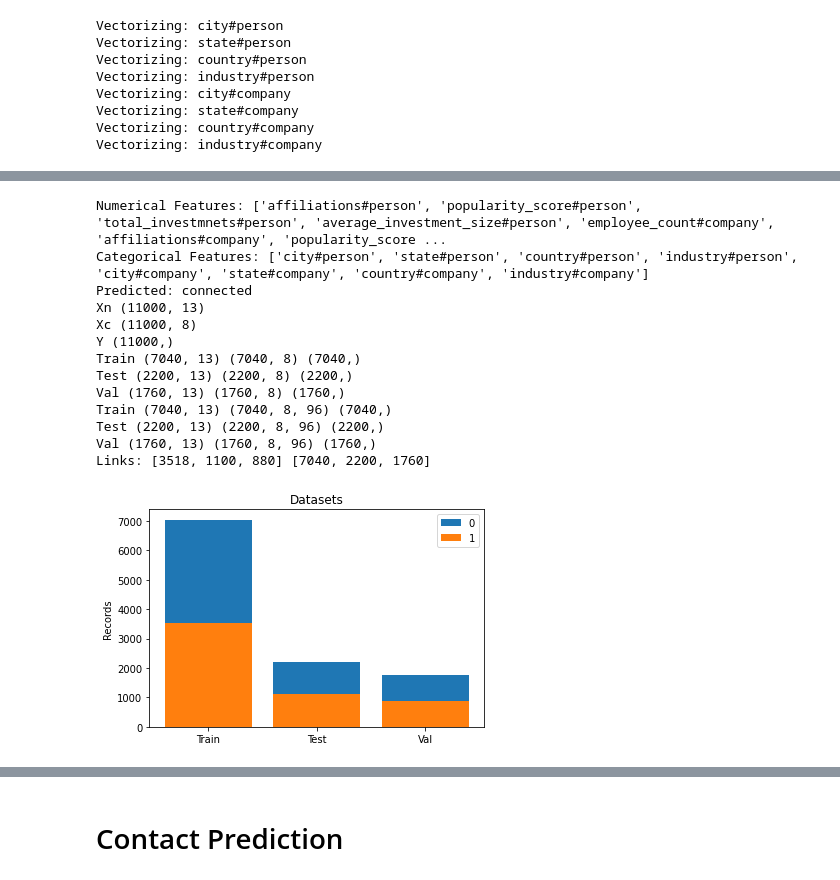
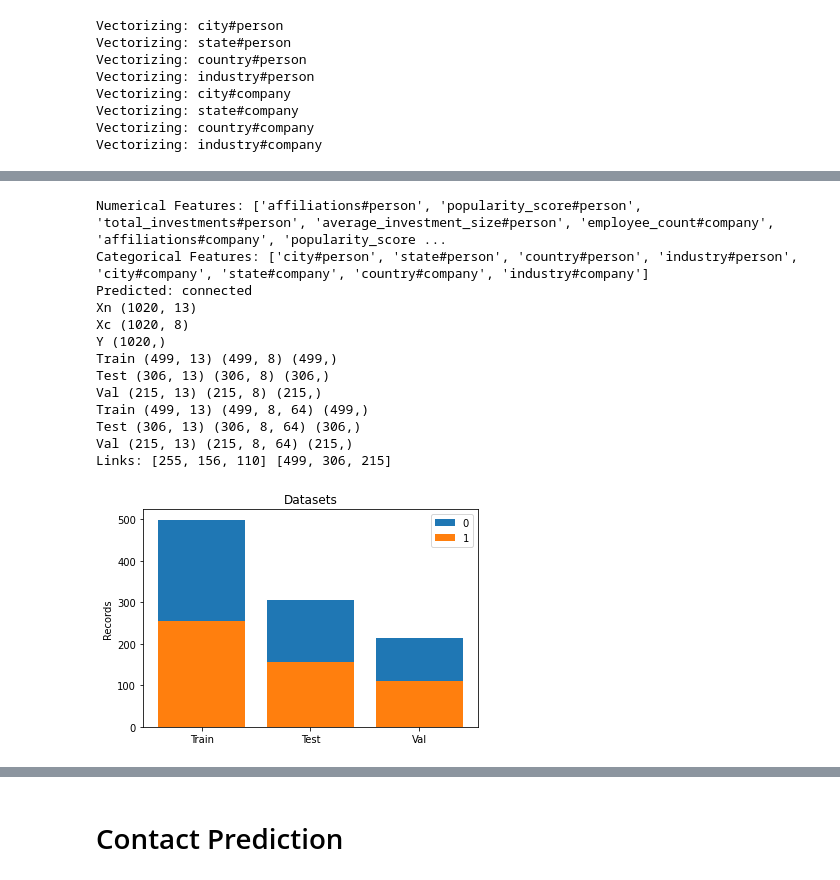
Before and after one commit to MartinCastroAlvarez/python-deep-learning-algorithms, a Jupyter notebook: linkprediction.ipynb, the cells around one changed output, grey strips where cells are left out. Drawn from its saved outputs; the diff is of its cells as text; code cells hidden in the pictures.

```diff
--- a/linkprediction.ipynb
+++ b/linkprediction.ipynb
@@ -288,19 +268,19 @@ def random_person(nulls: float = 0.1) -> dict:
 assert isinstance(random_person(), dict)
 assert random_person() != random_person()
 # %%
-def random_relationships(nulls: float = 0.1) -> dict:
+def random_relationship(nulls: float = 0.1) -> dict:
     """
     Generates a random Affiliation.
     """
     return {
-        'introduction_path_length': random_integer(1, 6),
-        'introduction_path_score': random_probability(),
-        'mutual_connections': random_integer(0, 100),
+        'introduction_path_length': random_integer(4, 8),
+        'introduction_path_score': random_float(0, 2),
+        'mutual_connections': random_integer(0, 10),
     }
 
 
-assert isinstance(random_relationships(), dict)
-assert random_relationships() != random_relationships()
+assert isinstance(random_relationship(), dict)
+assert random_relationship() != random_relationship()
 # %%
 def random_person_company_link(
     nulls: float = 0.1,
@@ -1015,11 +1104,15 @@ Confidence: [[ True]]
 # Investment Prediction
 # %%
 raw_investments_dataframe: pd.DataFrame = generate_random_investments_dataset(
-    total=10000,
+    total=1000,
     connections=0.5,
     nulls=0.01,
-    mutability=0.01,
-    relevance=500,
+    relevance=10,
+    connectedness=0.5,
+    similarity=0.5,
+    closeness=0.5,
+    capitalization=0.5,
+    popularity=0.5,
     feedback=[
         {
             'city#company': 'San Francisco',
@@ -1029,7 +1122,7 @@ raw_investments_dataframe: pd.DataFrame = generate_random_investments_dataset(
             'employee_count#company': 100,
             'affiliations#company': 3000,
             'popularity_score#company': 0.9,
-            'total_investmnets#company': 12,
+            'total_investments#company': 12,
             'valuation#company': 10000000,
             'average_investment_size#company': 10000,
             'city#person': 'San Francisco',
@@ -1038,11 +1131,11 @@ raw_investments_dataframe: pd.DataFrame = generate_random_investments_dataset(
             'industry#person': 'health',
             'affiliations#person': 1000,
             'popularity_score#person': 0.4,
-            'total_investmnets#person': 2,
+            'total_investments#person': 2,
             'average_investment_size#person': 2000,
             'introduction_path_length#relationship': 1,
             'introduction_path_score#relationship': 0.95,
-            'mutual_connections#relationship': 300,
+            'mutual_connections#relationship': 1000,
             'connected': 1,
         },
         {
@@ -1053,7 +1146,7 @@ raw_investments_dataframe: pd.DataFrame = generate_random_investments_dataset(
             'employee_count#company': 100,
             'affiliations#company': 3000,
             'popularity_score#company': 0.9,
-            'total_investmnets#company': 2,
+            'total_investments#company': 2,
             'valuation#company': 10000,
             'average_investment_size#company': 50,
             'city#person': 'New York',
@@ -1062,7 +1155,7 @@ raw_investments_dataframe: pd.DataFrame = generate_random_investments_dataset(
             'industry#person': 'finance',
             'affiliations#person': 100,
             'popularity_score#person': 0.1,
-            'total_investmnets#person': 2,
+            'total_investments#person': 2,
             'average_investment_size#person': 2000,
             'introduction_path_length#relationship': 6,
             'introduction_path_score#relationship': 0.04,
@@ -1118 +1222,6 @@ vectorized_investments_dataframe.head()
 5 rows × 22 columns
+# %%
+normalized_investments_dataframe, investments_normalization_parameters = normalize(
+    df=vectorized_investments_dataframe
+)
+normalized_investments_dataframe.head()
@@ -1119,24 +1246,25 @@ vectorized_investments_dataframe.head()
 # %%
 xn_train, xc_train, y_train, xn_test, xc_test, y_test, xn_val, xc_val, y_val = split_dataframe(
-    dataset=vectorized_investments_dataframe,
-    test_size=0.2,
-    val_size=0.1
+    dataset=normalized_investments_dataframe,
+    test_size=0.3,
+    val_size=0.1,
+    random_state=5,
 )
 # %% [output]
-Numerical Features: ['affiliations#person', 'popularity_score#person', 'total_investmnets#person', 'average_investment_size#person', 'employee_count#company', 'affiliations#company', 'popularity_score ...
+Numerical Features: ['affiliations#person', 'popularity_score#person', 'total_investments#person', 'average_investment_size#person', 'employee_count#company', 'affiliations#company', 'popularity_score ...
 Categorical Features: ['city#person', 'state#person', 'country#person', 'industry#person', 'city#company', 'state#company', 'country#company', 'industry#company']
 Predicted: connected
-Xn (11000, 13)
-Xc (11000, 8)
-Y (11000,)
-Train (7040, 13) (7040, 8) (7040,)
-Test (2200, 13) (2200, 8) (2200,)
-Val (1760, 13) (1760, 8) (1760,)
-Train (7040, 13) (7040, 8, 96) (7040,)
-Test (2200, 13) (2200, 8, 96) (2200,)
-Val (1760, 13) (1760, 8, 96) (1760,)
-Links: [3518, 1100, 880] [7040, 2200, 1760]
+Xn (1020, 13)
+Xc (1020, 8)
+Y (1020,)
+Train (499, 13) (499, 8) (499,)
+Test (306, 13) (306, 8) (306,)
+Val (215, 13) (215, 8) (215,)
+Train (499, 13) (499, 8, 64) (499,)
+Test (306, 13) (306, 8, 64) (306,)
+Val (215, 13) (215, 8, 64) (215,)
+Links: [255, 156, 110] [499, 306, 215]
-[figure, old version]
+[figure, new version]
 # %%
 investment_link_prediction, loss, accuracy = train_link_prediction(
     xn_train,
```
Also changed, not shown: parts of 35 cells of this notebook.
